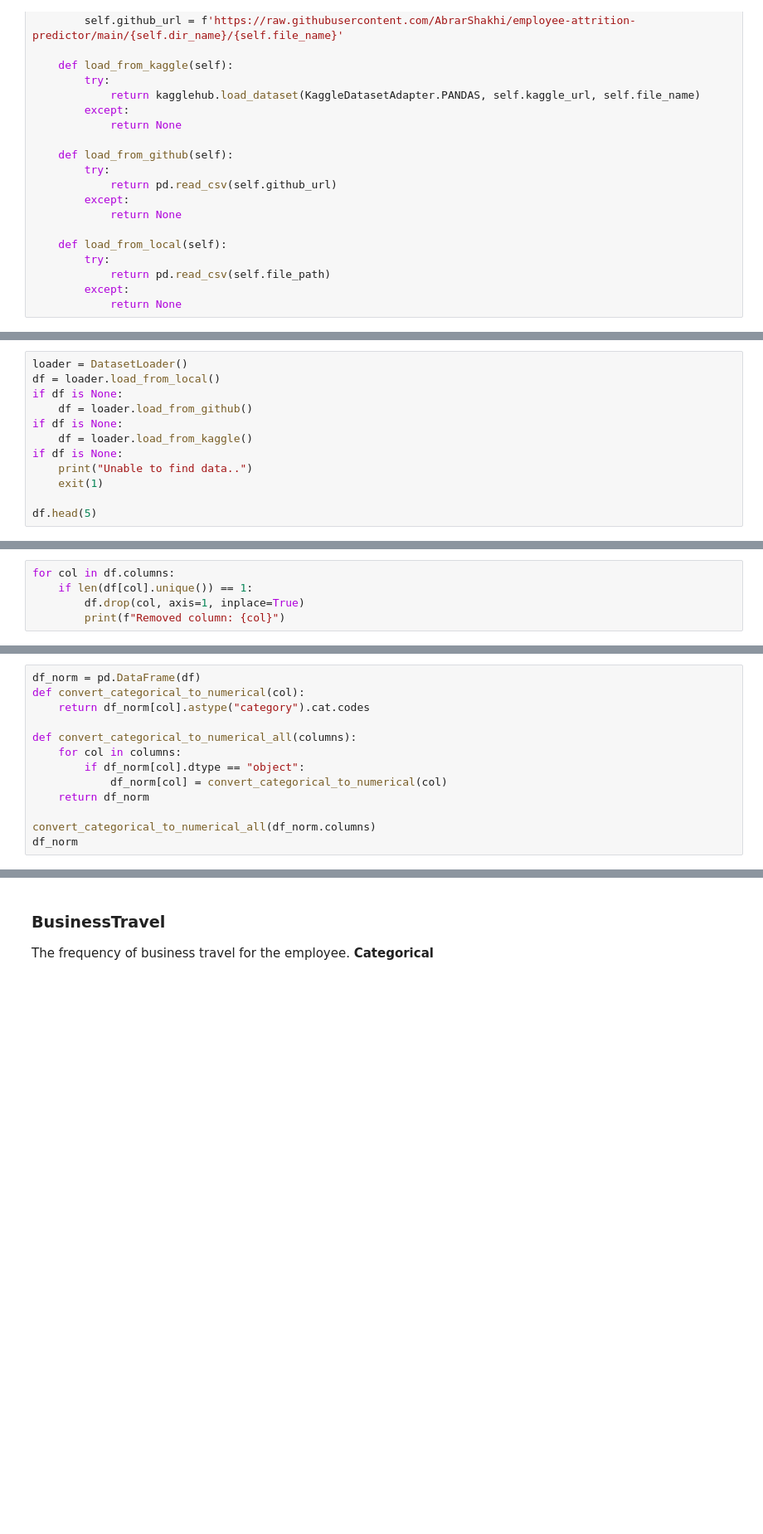
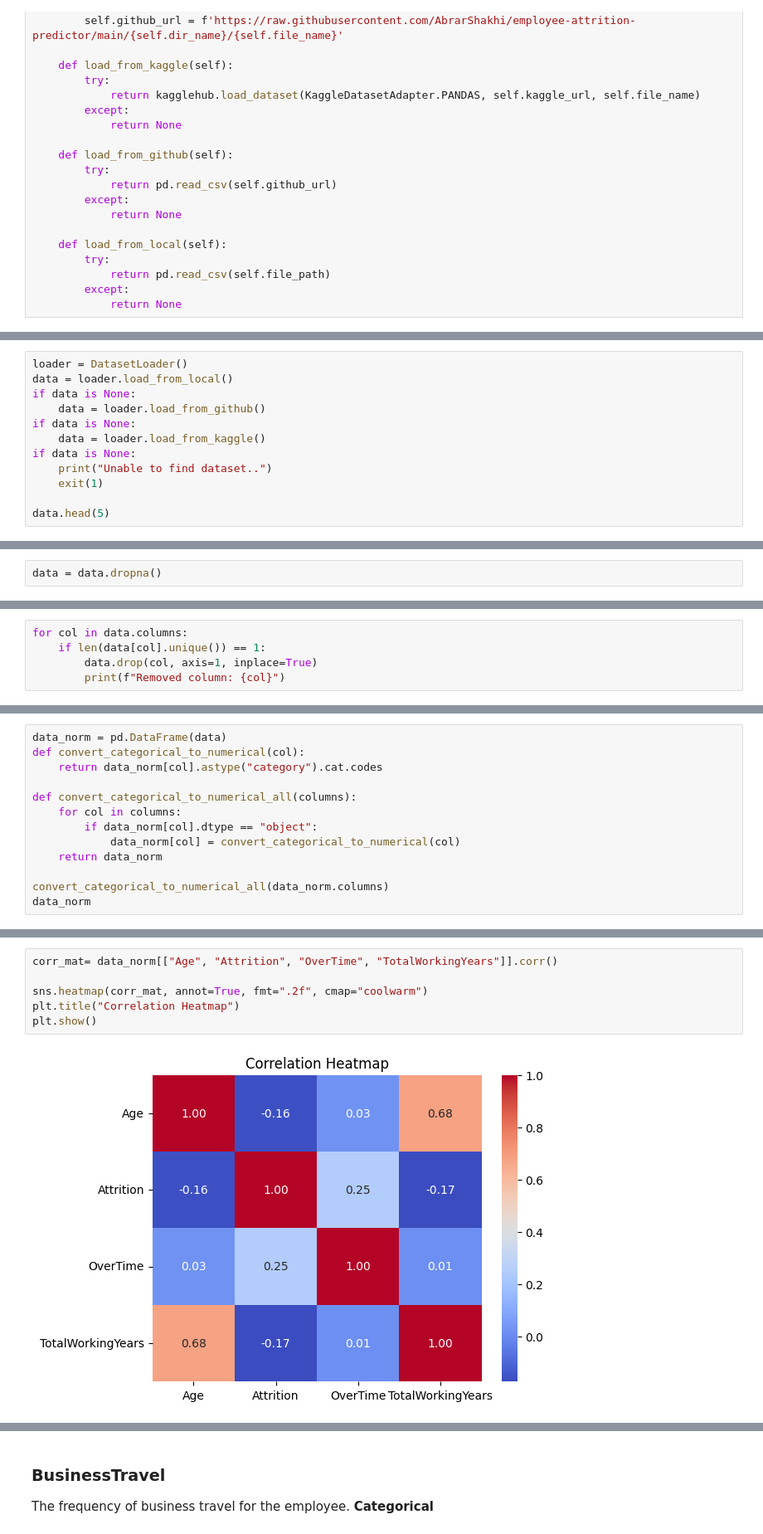
Before and after one commit to AbrarShakhi/employee-attrition-predictor, a Jupyter notebook: notebook/analysing.ipynb, the cells around one changed output, grey strips where cells are left out. Shown at 83% size. Cells and saved outputs as stored; diff of their text form; blank space fills up the shorter version.

```diff
--- a/notebook/analysing.ipynb
+++ b/notebook/analysing.ipynb
@@ -45,12 +66,12 @@ class DatasetLoader:
 # %%
 loader = DatasetLoader()
-df = loader.load_from_local()
-if df is None:
-    df = loader.load_from_github()
-if df is None:
-    df = loader.load_from_kaggle()
-if df is None:
-    print("Unable to find data..")
+data = loader.load_from_local()
+if data is None:
+    data = loader.load_from_github()
+if data is None:
+    data = loader.load_from_kaggle()
+if data is None:
+    print("Unable to find dataset..")
     exit(1)
 
-df.head(5)
+data.head(5)
@@ -60,0 +96,2 @@ print("total number of null values in dataset: ",
+# %%
+data = data.dropna()
@@ -75,5 +129,5 @@ fig.show()
 # %%
-for col in df.columns:
-    if len(df[col].unique()) == 1:
-        df.drop(col, axis=1, inplace=True)
+for col in data.columns:
+    if len(data[col].unique()) == 1:
+        data.drop(col, axis=1, inplace=True)
         print(f"Removed column: {col}")
@@ -157,13 +312,13 @@ for col in ordinal_columns:
 # %%
-df_norm = pd.DataFrame(df)
+data_norm = pd.DataFrame(data)
 def convert_categorical_to_numerical(col):
-    return df_norm[col].astype("category").cat.codes
+    return data_norm[col].astype("category").cat.codes
 
 def convert_categorical_to_numerical_all(columns):
     for col in columns:
-        if df_norm[col].dtype == "object":
-            df_norm[col] = convert_categorical_to_numerical(col)
-    return df_norm
+        if data_norm[col].dtype == "object":
+            data_norm[col] = convert_categorical_to_numerical(col)
+    return data_norm
 
-convert_categorical_to_numerical_all(df_norm.columns)
-df_norm
+convert_categorical_to_numerical_all(data_norm.columns)
+data_norm
@@ -180,0 +352,8 @@ fig.show()
+# %%
+corr_mat= data_norm[["Age", "Attrition", "OverTime", "TotalWorkingYears"]].corr()
+
+sns.heatmap(corr_mat, annot=True, fmt=".2f", cmap="coolwarm")
+plt.title("Correlation Heatmap")
+plt.show()
+# %% [output]
+[figure, added]
```
Also changed, not shown: parts of 99 cells of this notebook, 4 other files.
